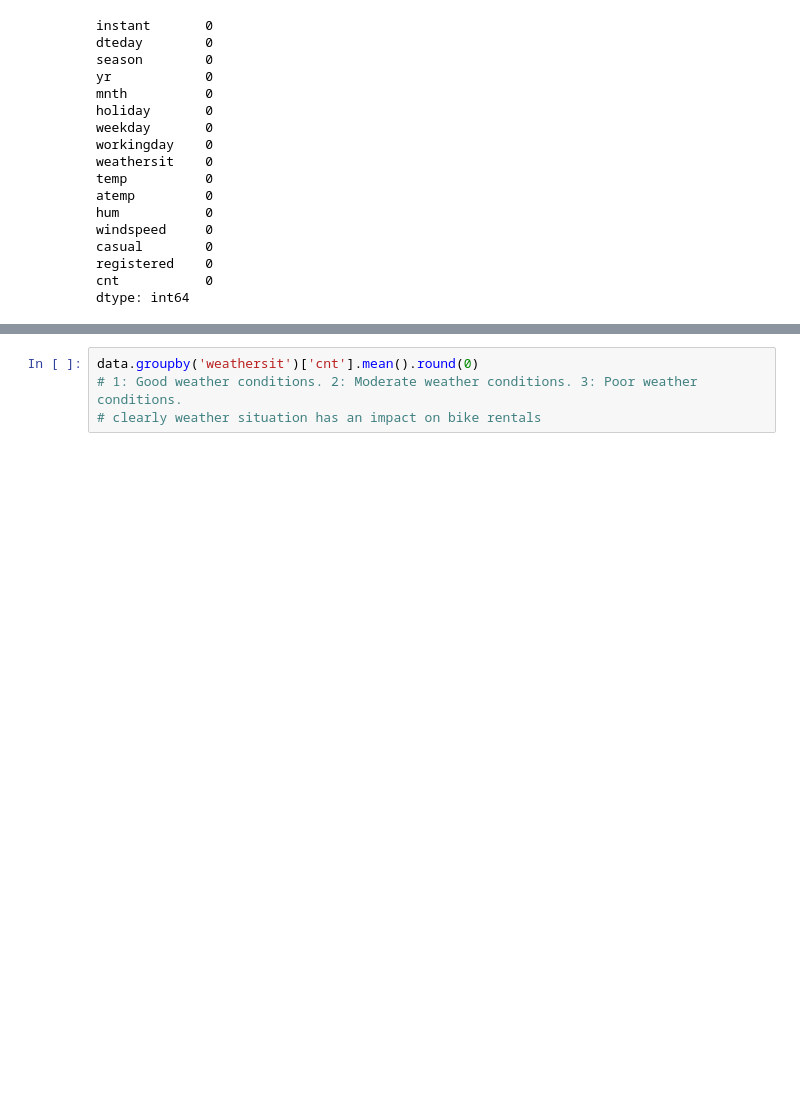
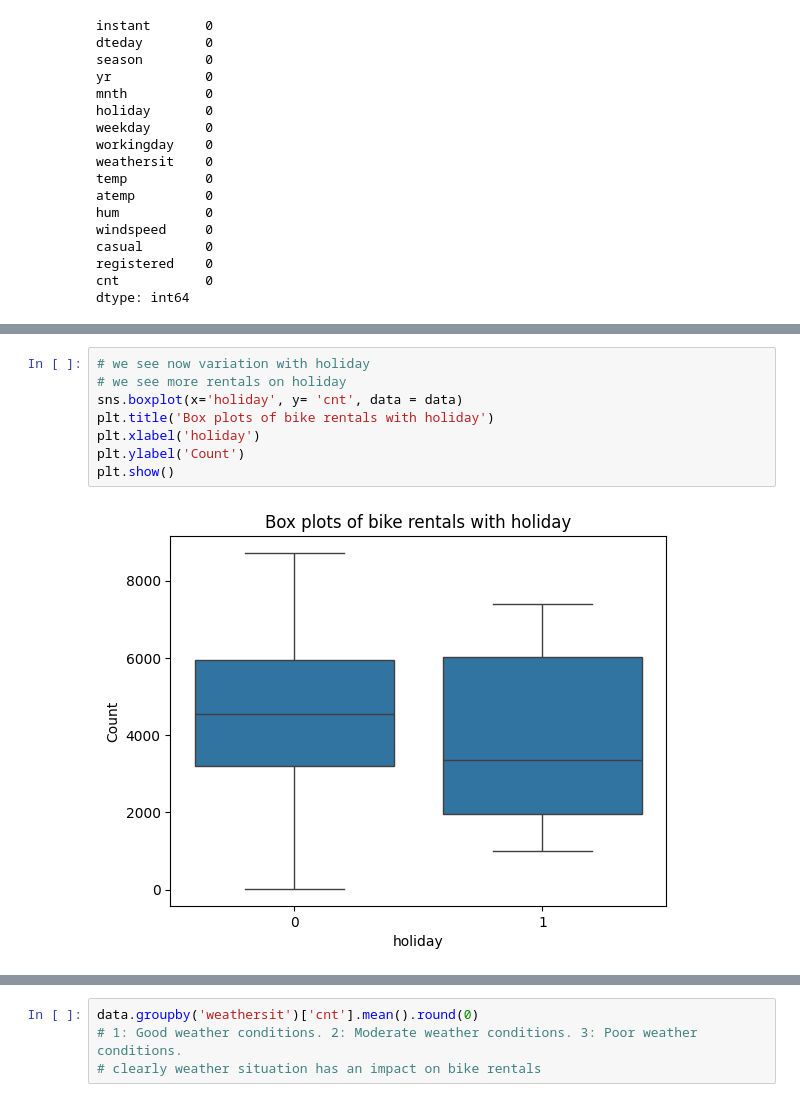
Before and after one commit to dushbar/bikesharingproject, a Jupyter notebook: bikesharingproject.ipynb, the cells around one changed output, grey strips where cells are left out. Saved outputs shown, nothing was run; the diff lists cells and outputs as text; blank space fills up the shorter version.

```diff
--- a/bikesharingproject.ipynb
+++ b/bikesharingproject.ipynb
@@ -74,0 +90,10 @@ plt.show()
+# %%
+# we see now variation with holiday
+# we see more rentals on holiday
+sns.boxplot(x='holiday', y= 'cnt', data = data)
+plt.title('Box plots of bike rentals with holiday')
+plt.xlabel('holiday')
+plt.ylabel('Count')
+plt.show()
+# %% [output]
+[figure, added]
```
Also changed, not shown: parts of 59 cells of this notebook.
